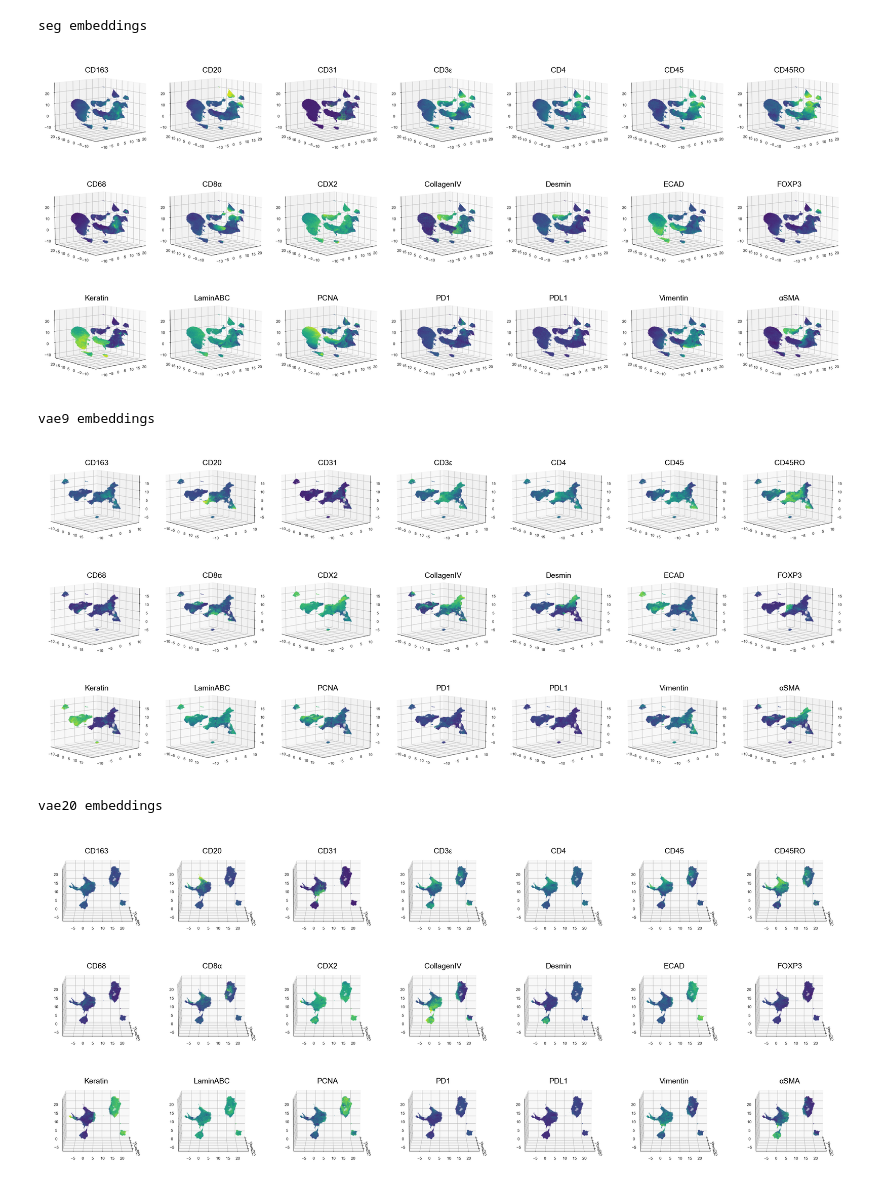
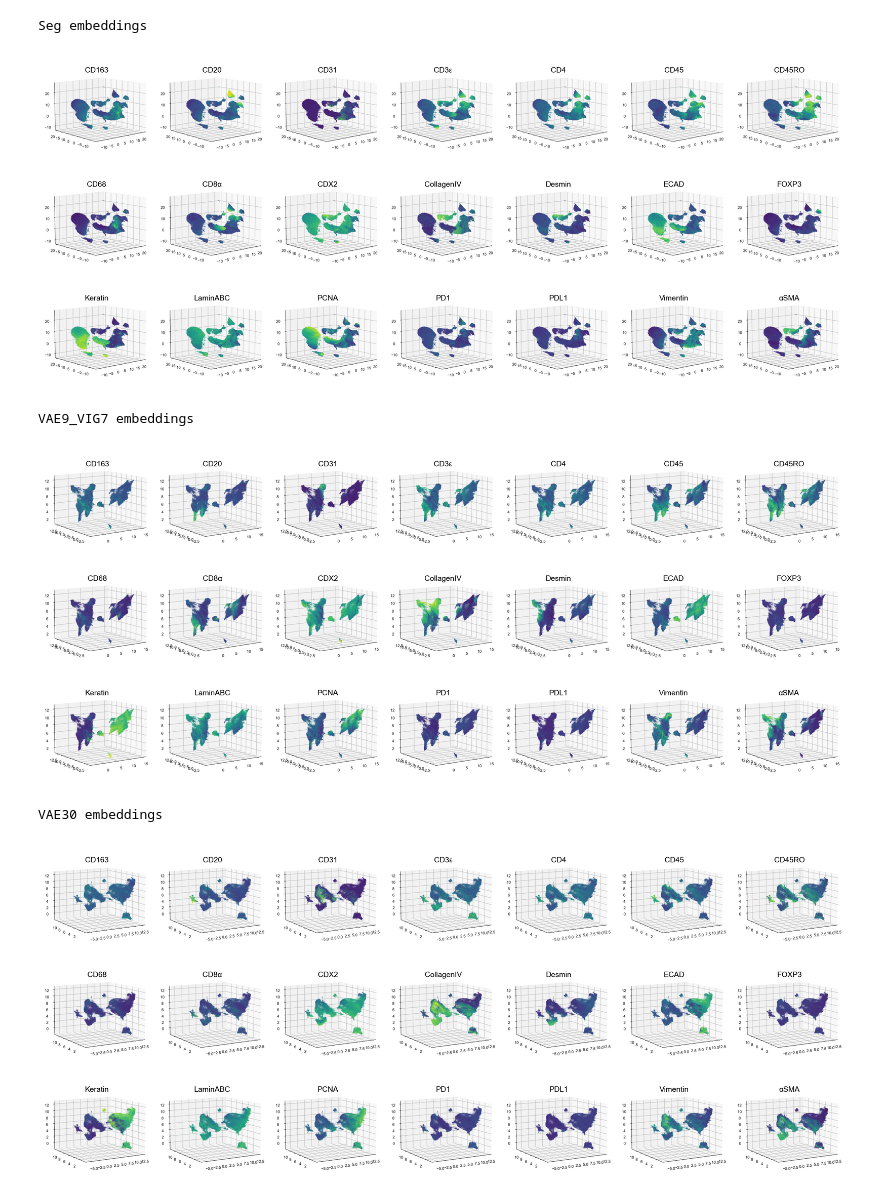
Before and after one commit to labsyspharm/vae-paper, a Jupyter notebook: src/UMAP_channels.ipynb, the cells around one changed output. Saved outputs shown, nothing was run; the diff lists cells and outputs as text; code cells hidden in the pictures.

```diff
--- a/src/UMAP_channels.ipynb
+++ b/src/UMAP_channels.ipynb
@@ -17,7 +17,7 @@ seg = pd.read_parquet(os.path.join(os.getcwd(), 'input/CRC-097_clean_cylinter_cl
 cols = [i.split('_nucleiRingMask')[0] for i in seg.columns]
 seg.columns = cols
 
-out = os.path.join(os.getcwd(), 'output/UMAP_channels')
+out = os.path.join(os.getcwd(), 'output/umap_channels')
 if not os.path.exists(out):
     os.makedirs(out)
 # %%
@@ -74,7 +32,7 @@ ch_dict = {
 # %%
 # generate individual channel PNG image files
-for emb, data in zip(['VAE20_emb_3d_', 'VAE9_ROT_VIG18_emb_3d_', 'emb'], [main, main, seg]):
-    if not os.path.exists(os.path.join(out, f'tricolor{emb}.png')):
+for name, emb, data in zip(['Seg', 'VAE9_VIG7', 'VAE30'], ['emb', 'VAE9_VIG7_emb', 'VAE30_emb'], [seg, main, main]):
+    if not os.path.exists(os.path.join(out, f'tricolor_{name}.png')):
 
         for c, ch in zip(['blue', 'red', 'green'], ['Keratin_570', 'aSMA_660', 'CD45_PE']):
             data[f'{c}_norm'] = (data[ch] - data[ch].min()) / (data[ch].max() - data[ch].min())
@@ -85,12 +43,12 @@ for emb, data in zip(['VAE20_emb_3d_', 'VAE9_ROT_VIG18_emb_3d_', 'emb'], [main,
         fig = plt.figure()
         ax = plt.axes(projection='3d', computed_zorder=False)
 
-        if emb == 'VAE20_emb_3d_':
-            ax.view_init(elev=10, azim=360)
-        elif emb == 'VAE9_ROT_VIG18_emb_3d_':
-            ax.view_init(elev=10, azim=318)
-        elif emb == 'emb':
+        if name == 'Seg':
             ax.view_init(elev=10, azim=230)
+        elif name == 'VAE9_VIG7':
+            ax.view_init(elev=10, azim=236)
+        elif name == 'VAE30':
+            ax.view_init(elev=10, azim=240)
 
         ax.scatter(
             data[f'{emb}1'],
@@ -100,12 +58,15 @@ for emb, data in zip(['VAE20_emb_3d_', 'VAE9_ROT_VIG18_emb_3d_', 'emb'], [main,
             s=150000 / len(data), alpha=0.1
         )
 
+        ax.set_xlabel('UMAP1')
+        ax.set_ylabel('UMAP2')
+        ax.set_zlabel('UMAP3')
         ax.axis('auto')
         ax.tick_params(labelsize=10)
         ax.grid(True)
 
         plt.savefig(
-            os.path.join(out, f'tricolor{emb}.png'), bbox_inches='tight', dpi=800
+            os.path.join(out, f'tricolor_{name}.png'), bbox_inches='tight', dpi=800
         )
         plt.show()
         plt.close('all')
@@ -114,26 +77,23 @@ for emb, data in zip(['VAE20_emb_3d_', 'VAE9_ROT_VIG18_emb_3d_', 'emb'], [main,
 # %%
 plt.rcParams['font.family'] = 'Arial'
 
-for name, emb in zip(
-    ['seg', 'vae9', 'vae20'],
-    ['seg_emb', 'VAE9_ROT_VIG18_emb_3d_', 'VAE20_emb_3d_']
-    ):
+for name, emb in zip(['Seg', 'VAE9_VIG7', 'VAE30'], ['Seg_emb', 'VAE9_VIG7_emb', 'VAE30_emb']):
 
     print(f'{name} embeddings')
 
     # generate individual channel PNG image files
     for ch in ch_dict.keys():
-        if not os.path.exists(os.path.join(out, f"{ch}_{name}.png")):
+        if not os.path.exists(os.path.join(out, f'{ch}_{name}.png')):
 
             fig = plt.figure()
             ax = plt.axes(projection='3d', computed_zorder=False)
 
-            if name == 'seg':
+            if name == 'Seg':
                 ax.view_init(elev=10, azim=230)
-            elif name == 'vae9':
-                ax.view_init(elev=10, azim=318)
-            elif name == 'vae20':
-                ax.view_init(elev=10, azim=0)
+            elif name == 'VAE9_VIG7':
+                ax.view_init(elev=10, azim=236)
+            elif name == 'VAE30':
+                ax.view_init(elev=10, azim=240)
 
             ax.scatter(
                 main[f'{emb}1'],
@@ -160,41 +120,42 @@ for name, emb in zip(
 
     long_table = pd.DataFrame(columns=['channel', 'image'])
     for e, file in enumerate(os.listdir(out)):
-        if name in file and not file.startswith('.') and not file.endswith(f'combined_{name}.png'):
+        if (name in file and not file.startswith('.') and not file.endswith(f'combined_{name}.png')
+            and not file.endswith(f'tricolor_{name}.png')):
             channel_name = ch_dict[file.split(f'_{name}.png')[0]]
             img = Image.open(os.path.join(out, file))
             arr = asarray(img)
             long_table.loc[e, 'channel'] = channel_name
             long_table.loc[e, 'image'] = arr
 
     long_table.sort_values(by='channel', inplace=True)
 
     g = sns.FacetGrid(
         long_table, col='channel', col_wrap=7, sharex=False, sharey=False,
         height=3.0, aspect=1.0
     )
     g.map(
         lambda image, **kwargs: (plt.imshow(image.values[0]), plt.grid(False)), 'image'
     )
 
     for ax in g.axes.flatten():
         ax.axis('off')
 
     g.set_titles(col_template="{col_name}", size=14, fontweight='normal', y=0.81)
 
     g.fig.tight_layout()
 
     plt.savefig(
         os.path.join(out, f'combined_{name}.png'), bbox_inches='tight', dpi=800
     )
     plt.show()
     plt.close('all')
 
     print()
 # %% [output]
-seg embeddings
+Seg embeddings
 [figure]
-vae9 embeddings
+VAE9_VIG7 embeddings
-[figure, old version]
+[figure, new version]
-vae20 embeddings
+VAE30 embeddings
-[figure, old version]
+[figure, new version]
```
Also changed, not shown: parts of 2 cells of this notebook, 30 other files.
